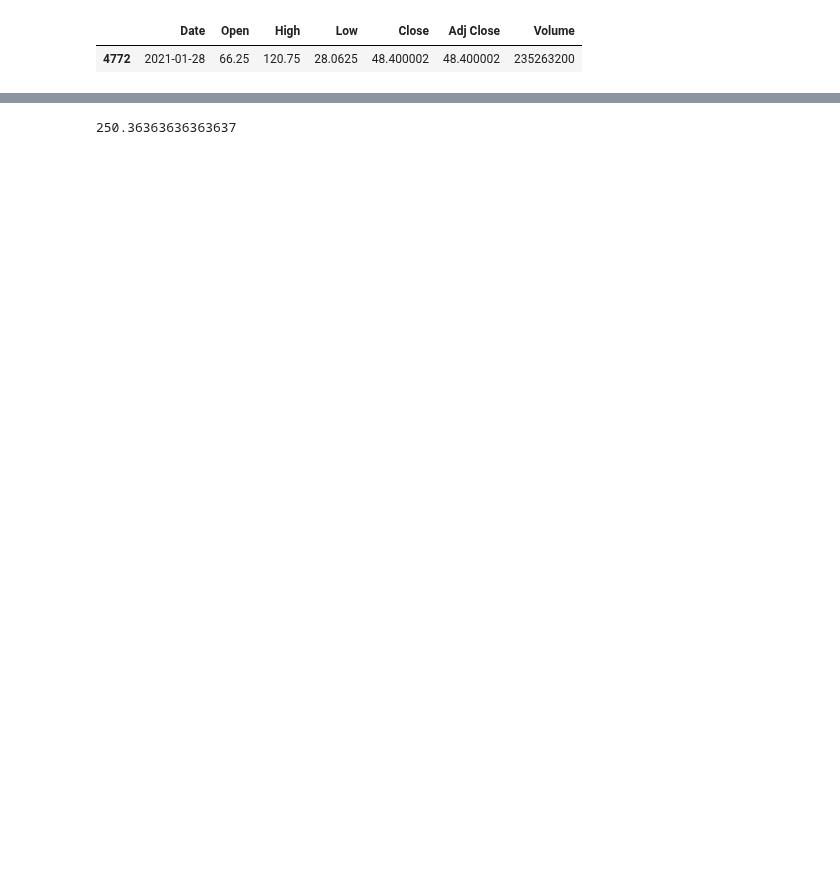
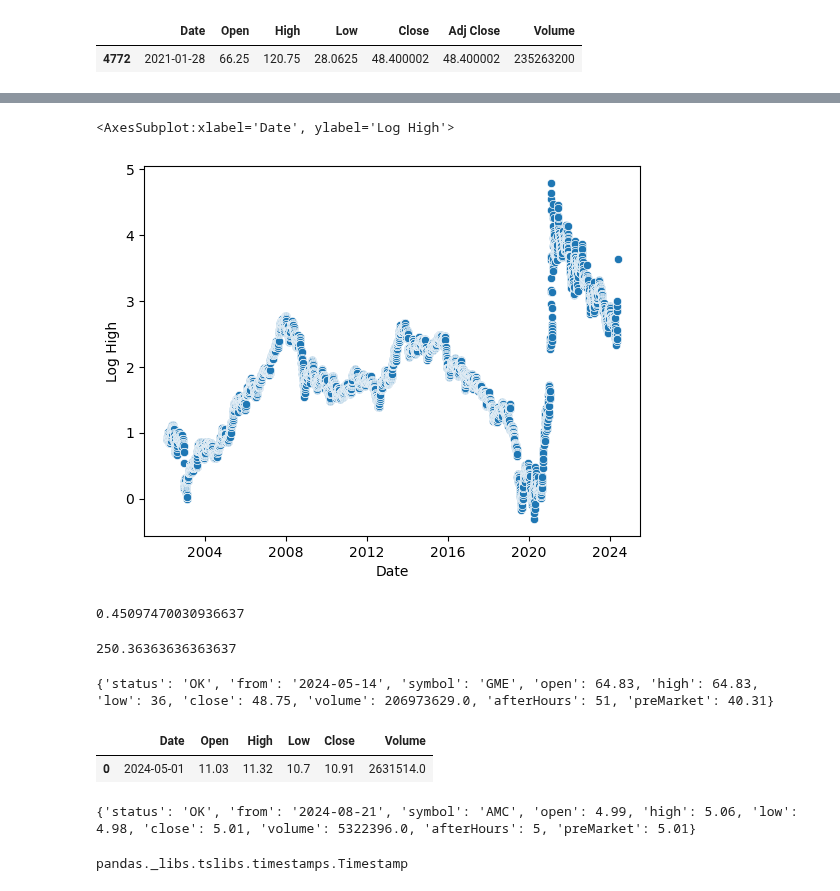
Before and after one commit to Google-Stein/CCIC-Artificial-Intelligence, a Jupyter notebook: Semester 1/Stoncs!/Untitled.ipynb, the cells around one changed output, grey strips where cells are left out. Drawn from its saved outputs; the diff is of its cells as text; code cells hidden in the pictures; blank space fills up the shorter version.

```diff
--- a/Semester 1/Stoncs!/Untitled.ipynb
+++ b/Semester 1/Stoncs!/Untitled.ipynb
@@ -48 +60,16 @@ minDate
+# %%
+log_high = np.log(df["High"])
+df["Log High"] = log_high
+sns.scatterplot(data=df, x="Date", y="Log High")
+# %% [output]
+<AxesSubplot:xlabel='Date', ylabel='Log High'>
+[figure, added]
+# %%
+df['numeric_time'] = pd.to_datetime(df['Date']).astype('int64') // 10**9  # Converts to seconds since epoch
+
+# Now you can calculate the Pearson correlation between 'numeric_time' and another variable
+correlation = df['numeric_time'].corr(df['Log High'])
+correlation
+# %% [output]
+0.45097470030936637
 # %%
@@ -56,3 +83,11 @@ for i in range(len(data)):
 sum(years.values())/len(years)
 # %% [output]
 250.36363636363637
+# %%
+url = 'https://api.polygon.io/v1/open-close/GME/2024-05-14?adjusted=false&apiKey=pqM3pnssdX3a9Ps3whjdxguDpbElVPfg'
+r = requests.get(url)
+data = r.json()
+
+print(data)
+# %% [output]
+{'status': 'OK', 'from': '2024-05-14', 'symbol': 'GME', 'open': 64.83, 'high': 64.83, 'low': 36, 'close': 48.75, 'volume': 206973629.0, 'afterHours': 51, 'preMarket': 40.31}
@@ -58,0 +138,5 @@ sum(years.values())/len(years)
+# %%
+gather_data('2024-05-14', '2024-09-26')
+# %% [output]
+|  | Date | Open | High | Low | Close | Volume |
+| 0 | 2024-05-01 | 11.03 | 11.32 | 10.7 | 10.91 | 2631514.0 |
@@ -58,0 +150,16 @@ sum(years.values())/len(years)
+# %%
+# Get AMC data using Polygon.io
+url = 'https://api.polygon.io/v1/open-close/AMC/2024-08-21?adjusted=false&apiKey=pqM3pnssdX3a9Ps3whjdxguDpbElVPfg'
+r = requests.get(url)
+data = r.json()
+
+print(data)
+# %% [output]
+{'status': 'OK', 'from': '2024-08-21', 'symbol': 'AMC', 'open': 4.99, 'high': 5.06, 'low': 4.98, 'close': 5.01, 'volume': 5322396.0, 'afterHours': 5, 'preMarket': 5.01}
+# %%
+amc = pd.read_csv("AMC.csv")
+amc.drop(["Adj Close"], inplace=True, axis=1)
+amc["Date"] = pd.to_datetime(amc["Date"])
+type(amc.loc[0]["Date"])
+# %% [output]
+pandas._libs.tslibs.timestamps.Timestamp
```
Also changed, not shown: parts of 22 cells of this notebook, 4 other files.
